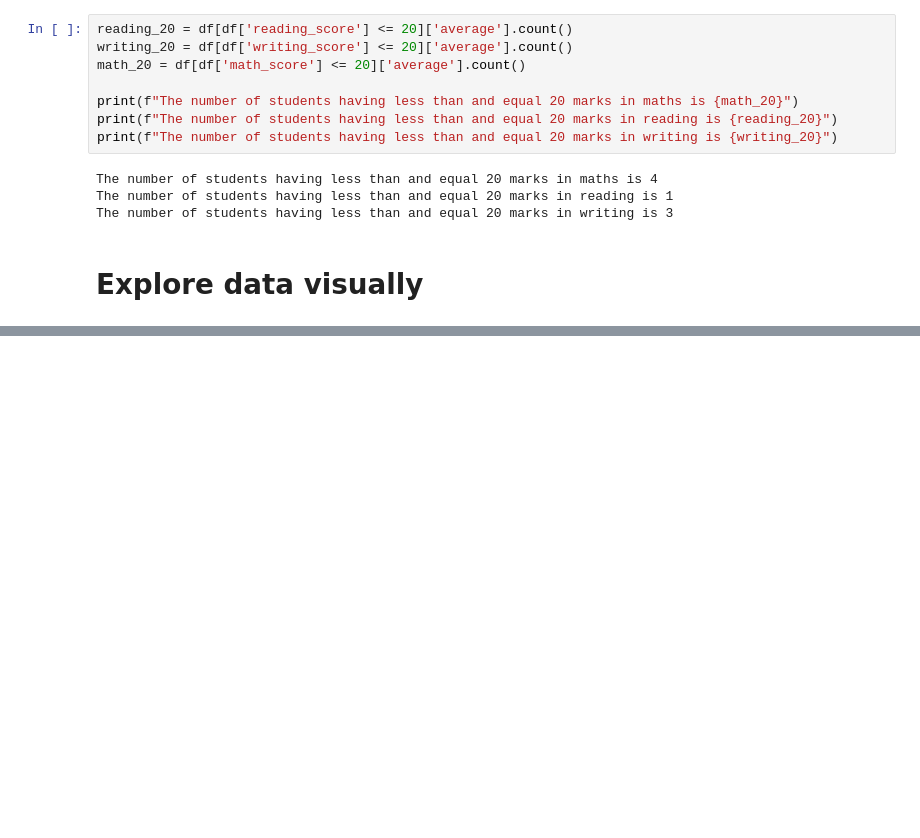
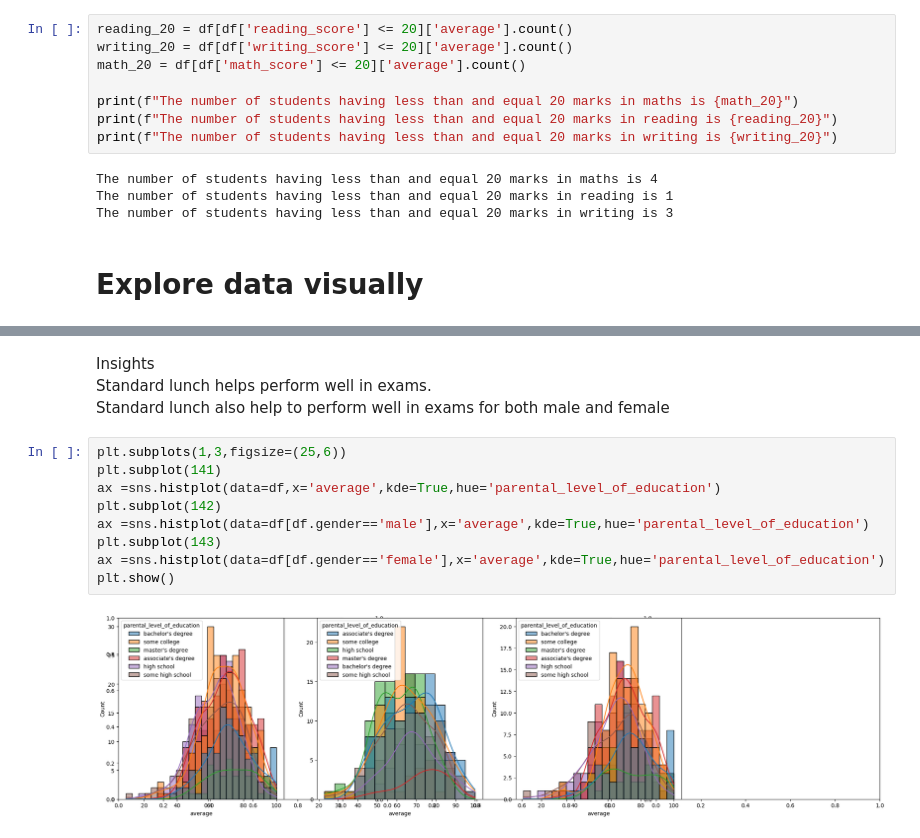
Before and after one commit to GautamMishra20/DataScience_end_to_end_project, a Jupyter notebook: notebook/1_EDA.ipynb, the cells around one changed output, grey strips where cells are left out. Drawn from its saved outputs; the diff is of its cells as text; blank space fills up the shorter version.

```diff
--- a/notebook/1_EDA.ipynb
+++ b/notebook/1_EDA.ipynb
@@ -193,0 +253,15 @@ fig, axs = plt.subplots(1,2 )
+# %% [markdown]
+Insights<br>
+Standard lunch helps perform well in exams.<br>
+Standard lunch also help to perform well in exams for both male and female
+# %%
+plt.subplots(1,3,figsize=(25,6))
+plt.subplot(141)
+ax =sns.histplot(data=df,x='average',kde=True,hue='parental_level_of_education')
+plt.subplot(142)
+ax =sns.histplot(data=df[df.gender=='male'],x='average',kde=True,hue='parental_level_of_education')
+plt.subplot(143)
+ax =sns.histplot(data=df[df.gender=='female'],x='average',kde=True,hue='parental_level_of_education')
+plt.show()
+# %% [output]
+[figure, added]
```
Also changed, not shown: parts of 12 cells of this notebook.
